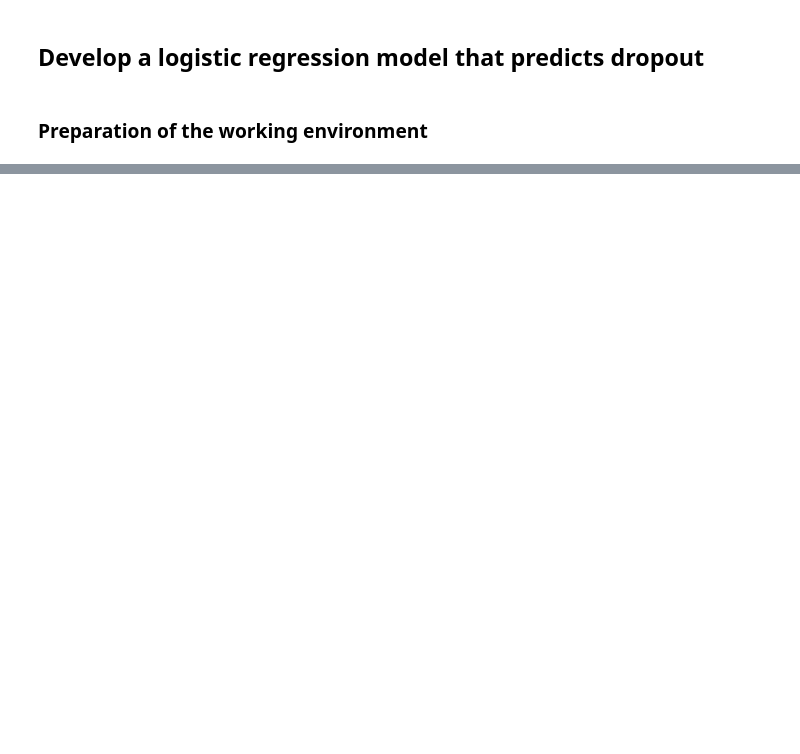
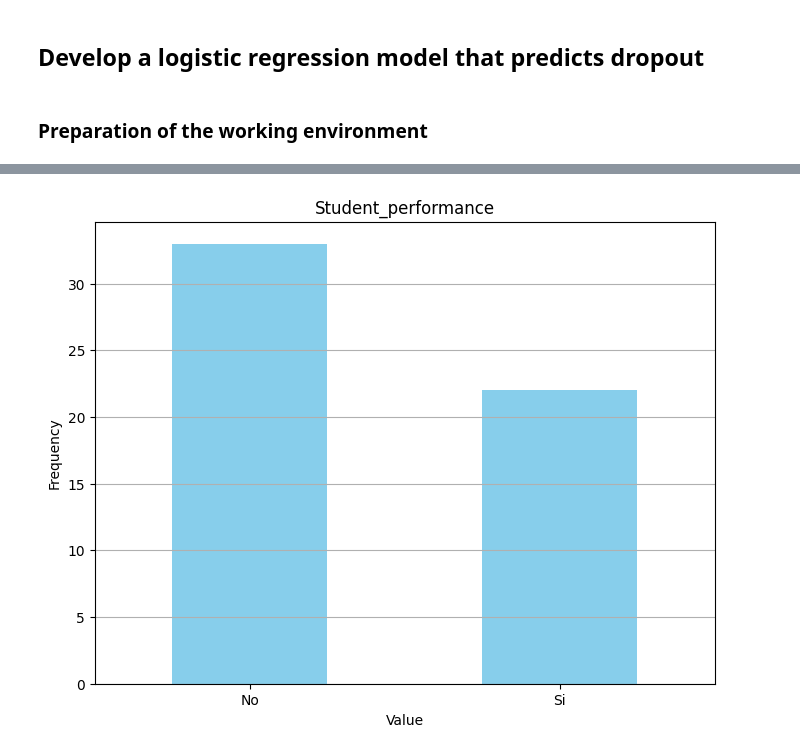
Before and after one commit to JohanPaolo/LogisticRegressionModel, a Jupyter notebook: Modelo regresión logística - Deserción estudiantil.ipynb, the cells around one changed output, grey strips where cells are left out. Cells and saved outputs as stored; diff of their text form; code cells hidden in the pictures; blank space fills up the shorter version.

```diff
--- a/Modelo regresión logística - Deserción estudiantil.ipynb
+++ b/Modelo regresión logística - Deserción estudiantil.ipynb
@@ -21,0 +62,15 @@ ImportError: Missing optional dependency 'openpyxl'.  Use pip or conda to instal
+# %%
+# Calculate the frequency of the column
+frequency_values = df['¿Tienes dificultades para aprender lo que te enseñan en la universidad? '].value_counts()
+
+# Define the bar chart
+plt.figure(figsize=(8, 6))
+frequency_values.plot(kind='bar', color='skyblue')
+plt.title('Student_performance')
+plt.xlabel('Value')
+plt.ylabel('Frequency')
+plt.xticks(rotation=0)
+plt.grid(axis='y')
+plt.show()
+# %% [output]
+[figure, added]
```
Also changed, not shown: parts of 6 cells of this notebook.
